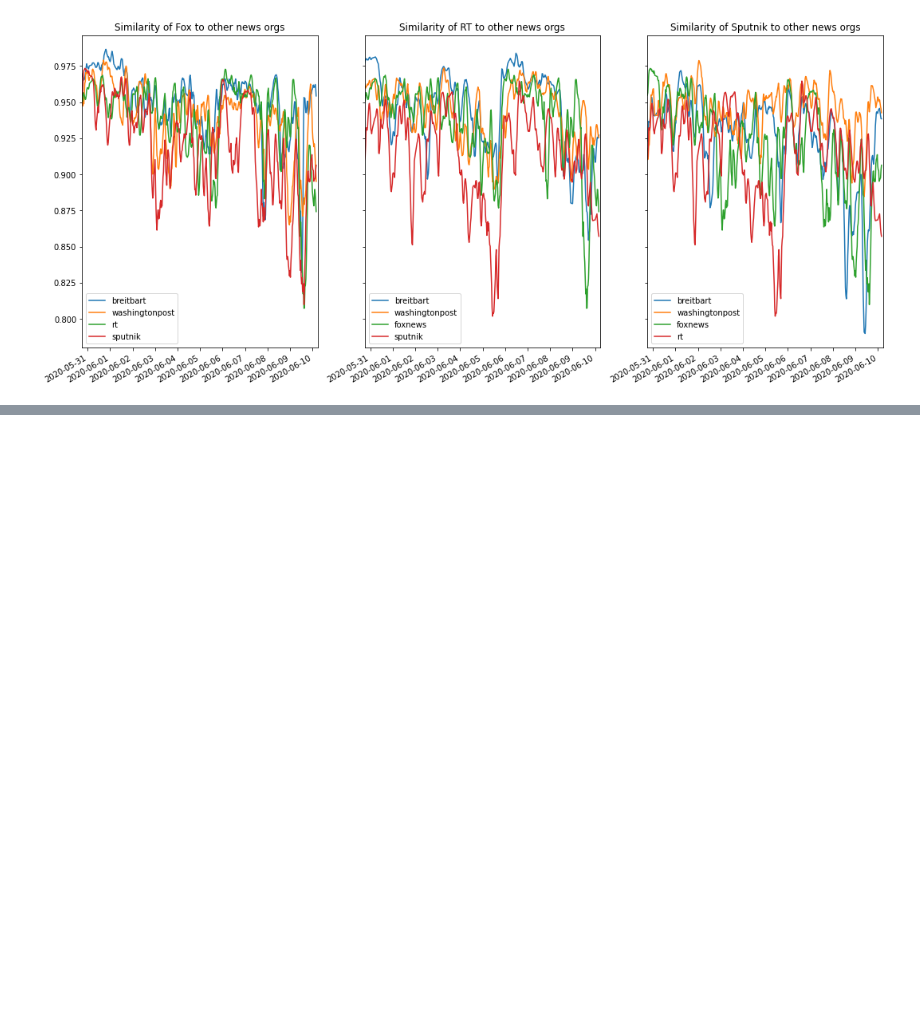
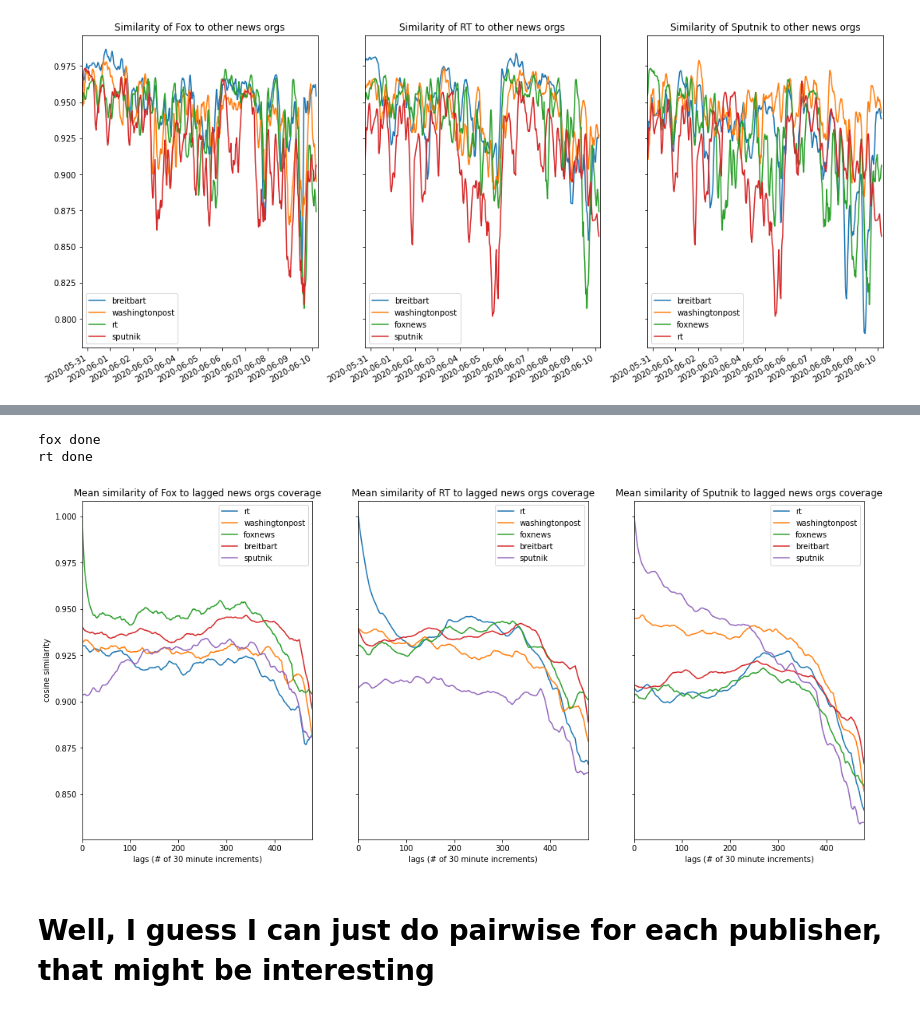
Before and after one commit to brockmanmatt/NewsTrends, a Jupyter notebook: Example Use.ipynb, the cells around one changed output, grey strips where cells are left out. Saved outputs shown, nothing was run; the diff lists cells and outputs as text; code cells hidden in the pictures; blank space fills up the shorter version.

Commit message:
ran pairwise for all

```diff
--- a/Example Use.ipynb
+++ b/Example Use.ipynb
@@ -156,0 +185,26 @@ lags = describer.meanw2vSimilarityOverTime("rt", ["rt", "washingtonpost", "foxne
+# %%
+fig, axs=plt.subplots(nrows=1, ncols=3, figsize=(18,8), sharey=True, facecolor="w")
+
+lags = describer.meanw2vSimilarityOverTime("foxnews", ["rt", "washingtonpost", "foxnews", "breitbart", "sputnik"], maxLag=480, timeFrame=240, keywords=["floyd", "protest", "riot", "police"])
+lags.plot(title="Mean similarity of Fox to lagged news orgs coverage", ax=axs[0])
+axs[0].set_ylabel("cosine similarity")
+axs[0].set_xlabel("lags (# of 30 minute increments)")
+print("fox done") #this shouldn't take that long but since doing 3 I guess it takes a minute
+
+lags = describer.meanw2vSimilarityOverTime("rt", ["rt", "washingtonpost", "foxnews", "breitbart", "sputnik"], maxLag=480, timeFrame=240, keywords=["floyd", "protest", "riot", "police"])
+lags.plot(title="Mean similarity of RT to lagged news orgs coverage", ax=axs[1])
+axs[1].set_xlabel("lags (# of 30 minute increments)")
+print("rt done")
+
+lags = describer.meanw2vSimilarityOverTime("sputnik", ["rt", "washingtonpost", "foxnews", "breitbart", "sputnik"], maxLag=480, timeFrame=240, keywords=["floyd", "protest", "riot", "police"])
+lags.plot(title="Mean similarity of Sputnik to lagged news orgs coverage", ax=axs[2])
+axs[2].set_xlabel("lags (# of 30 minute increments)")
+
+
+plt.show()
+# %% [output]
+fox done
+rt done
+[figure, added]
+# %% [markdown]
+# Well, I guess I can just do pairwise for each publisher, that might be interesting
```
Also changed, not shown: parts of 7 cells of this notebook, 3 other files.
